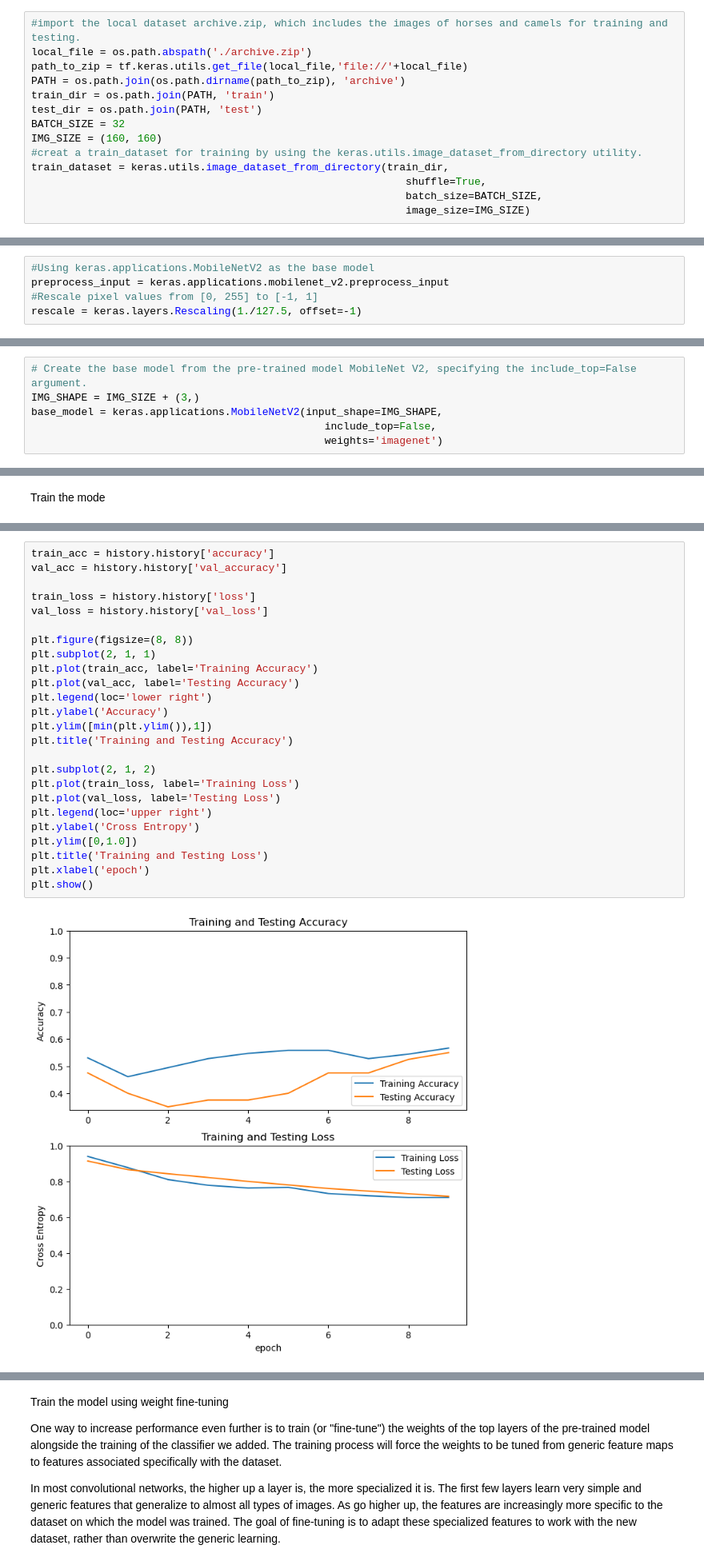
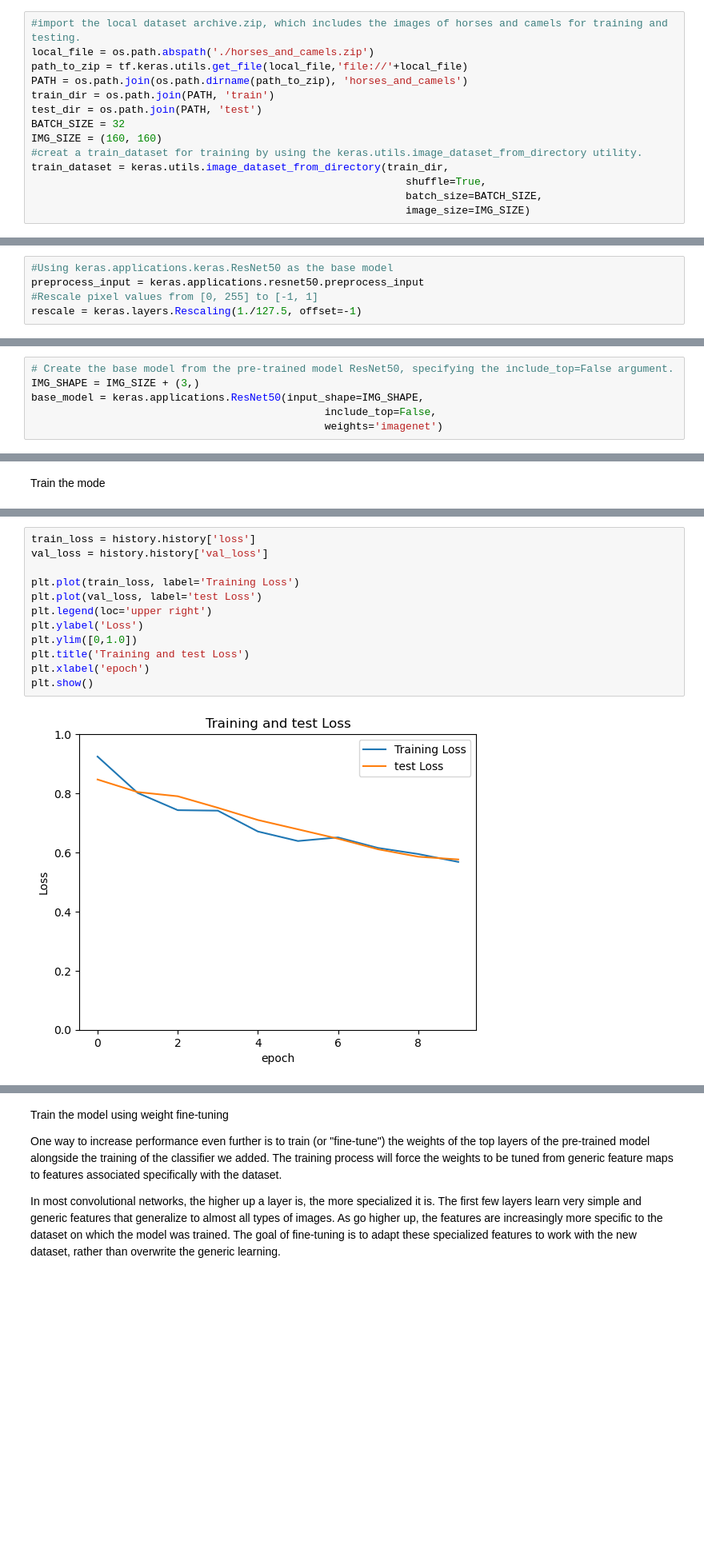
Before and after one commit to hwjuan107/computer-vision, a Jupyter notebook: ResNet50_ImageNet.ipynb, the cells around one changed output, grey strips where cells are left out. Shown at 80% size. Drawn from its saved outputs; the diff is of its cells as text; blank space fills up the shorter version.

```diff
--- a/ResNet50_ImageNet.ipynb
+++ b/ResNet50_ImageNet.ipynb
@@ -27,8 +27,8 @@ Download the dataset archive.zip (https://www.kaggle.com/akrsnv/horses-and-camel
 # %%
 #import the local dataset archive.zip, which includes the images of horses and camels for training and testing.
-local_file = os.path.abspath('./archive.zip')
+local_file = os.path.abspath('./horses_and_camels.zip')
 path_to_zip = tf.keras.utils.get_file(local_file,'file://'+local_file)
-PATH = os.path.join(os.path.dirname(path_to_zip), 'archive')
+PATH = os.path.join(os.path.dirname(path_to_zip), 'horses_and_camels')
 train_dir = os.path.join(PATH, 'train')
 test_dir = os.path.join(PATH, 'test')
 BATCH_SIZE = 32
@@ -122,6 +122,6 @@ Using keras.applications.MobileNetV2 as the base model. This model expects pixel
 # %%
-#Using keras.applications.MobileNetV2 as the base model
-preprocess_input = keras.applications.mobilenet_v2.preprocess_input
+#Using keras.applications.keras.ResNet50 as the base model
+preprocess_input = keras.applications.resnet50.preprocess_input
 #Rescale pixel values from [0, 255] to [-1, 1]
 rescale = keras.layers.Rescaling(1./127.5, offset=-1)
 # %% [markdown]
@@ -133,7 +133,7 @@ A MobileNet V2 model pre-loaded with weights trained on ImageNet. By specifying
 # %%
-# Create the base model from the pre-trained model MobileNet V2, specifying the include_top=False argument.
+# Create the base model from the pre-trained model ResNet50, specifying the include_top=False argument.
 IMG_SHAPE = IMG_SIZE + (3,)
-base_model = keras.applications.MobileNetV2(input_shape=IMG_SHAPE,
+base_model = keras.applications.ResNet50(input_shape=IMG_SHAPE,
                                                include_top=False,
                                                weights='imagenet')
 # %% [markdown]
@@ -267,27 +267,14 @@ The learning curves of the training and validation accuracy/loss when using the
 # %%
-train_acc = history.history['accuracy']
-val_acc = history.history['val_accuracy']
-
 train_loss = history.history['loss']
 val_loss = history.history['val_loss']
 
-plt.figure(figsize=(8, 8))
-plt.subplot(2, 1, 1)
-plt.plot(train_acc, label='Training Accuracy')
-plt.plot(val_acc, label='Testing Accuracy')
-plt.legend(loc='lower right')
-plt.ylabel('Accuracy')
-plt.ylim([min(plt.ylim()),1])
-plt.title('Training and Testing Accuracy')
-
-plt.subplot(2, 1, 2)
 plt.plot(train_loss, label='Training Loss')
-plt.plot(val_loss, label='Testing Loss')
+plt.plot(val_loss, label='test Loss')
 plt.legend(loc='upper right')
-plt.ylabel('Cross Entropy')
+plt.ylabel('Loss')
 plt.ylim([0,1.0])
-plt.title('Training and Testing Loss')
+plt.title('Training and test Loss')
 plt.xlabel('epoch')
 plt.show()
 # %% [output]
-[figure, old version]
+[figure, new version]
```
Also changed, not shown: parts of 29 cells of this notebook.
